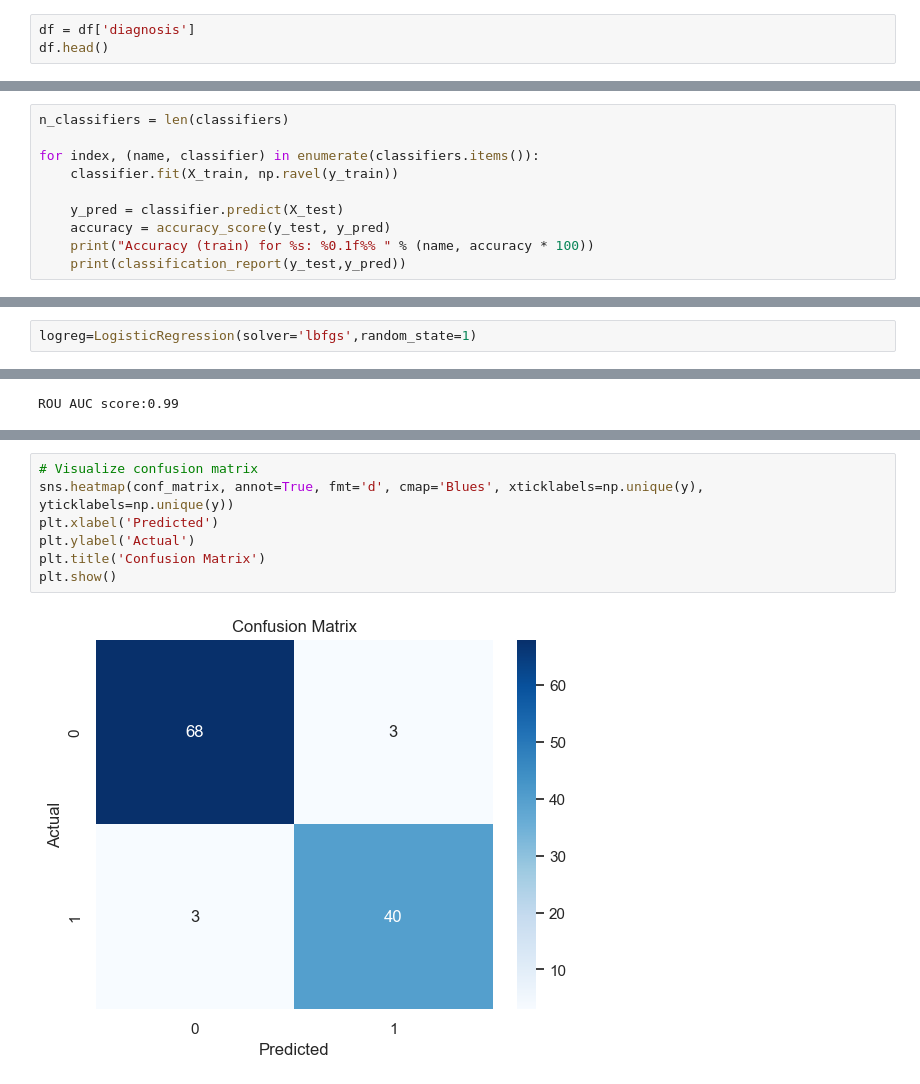
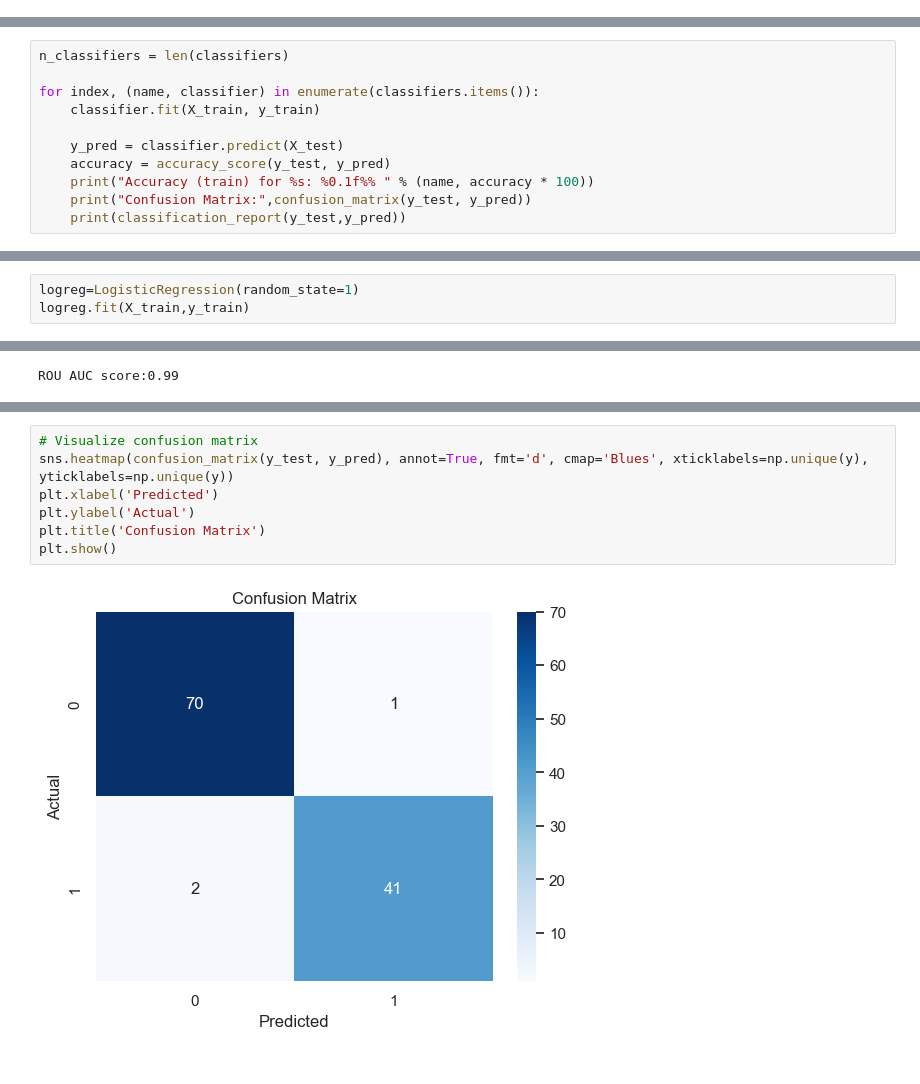
Before and after one commit to Faizaaminu/ML_Assessment, a Jupyter notebook: Classification/classifier.ipynb, the cells around one changed output, grey strips where cells are left out. Cells and saved outputs as stored; diff of their text form.

```diff
--- a/Classification/classifier.ipynb
+++ b/Classification/classifier.ipynb
@@ -186,6 +185,3 @@ plt.ylabel("Count")
 plt.show()
 # %% [output]
 [figure]
-# %%
-df = df['diagnosis']
-df.head()
@@ -274,11 +263,12 @@ classifiers = {
 n_classifiers = len(classifiers)
 
 for index, (name, classifier) in enumerate(classifiers.items()):
-    classifier.fit(X_train, np.ravel(y_train))
+    classifier.fit(X_train, y_train)
 
     y_pred = classifier.predict(X_test)
     accuracy = accuracy_score(y_test, y_pred)
     print("Accuracy (train) for %s: %0.1f%% " % (name, accuracy * 100))
+    print("Confusion Matrix:",confusion_matrix(y_test, y_pred))
     print(classification_report(y_test,y_pred))
 # %% [output]
 Accuracy (train) for Linear SVC: 96.5%
@@ -333,4 +313,5 @@ weighted avg       0.95      0.95      0.95       114
 # %% [markdown]
 #### Logistic Regression
 # %%
-logreg=LogisticRegression(solver='lbfgs',random_state=1)
+logreg=LogisticRegression(random_state=1)
+logreg.fit(X_train,y_train)
@@ -468,12 +470,12 @@ SVC Accuracy: 0.96
 # %%
 # Visualize confusion matrix
-sns.heatmap(conf_matrix, annot=True, fmt='d', cmap='Blues', xticklabels=np.unique(y), yticklabels=np.unique(y))
+sns.heatmap(confusion_matrix(y_test, y_pred), annot=True, fmt='d', cmap='Blues', xticklabels=np.unique(y), yticklabels=np.unique(y))
 plt.xlabel('Predicted')
 plt.ylabel('Actual')
 plt.title('Confusion Matrix')
 plt.show()
 # %% [output]
-[figure, old version]
+[figure, new version]
 # %%
 results = {}
 for name, model in models.items():
```
Also changed, not shown: parts of 23 cells of this notebook.
